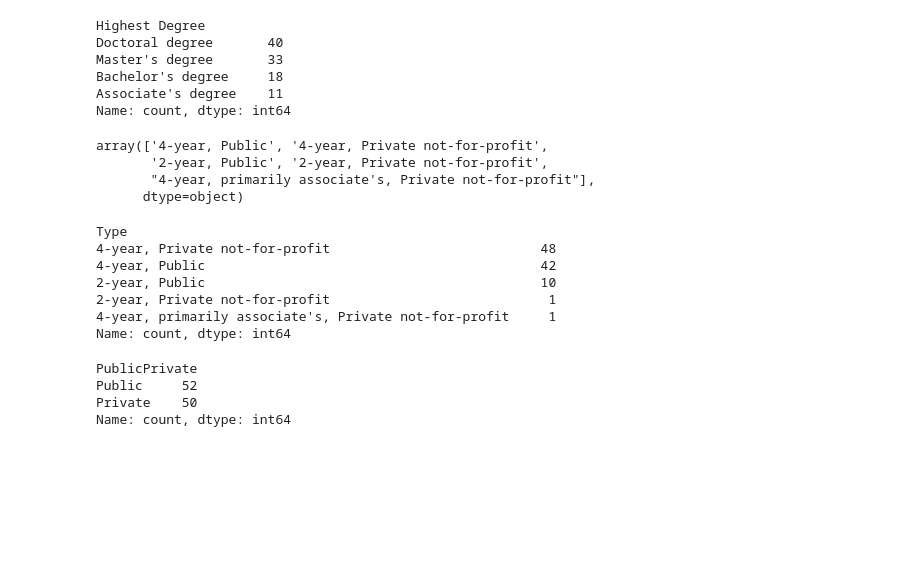
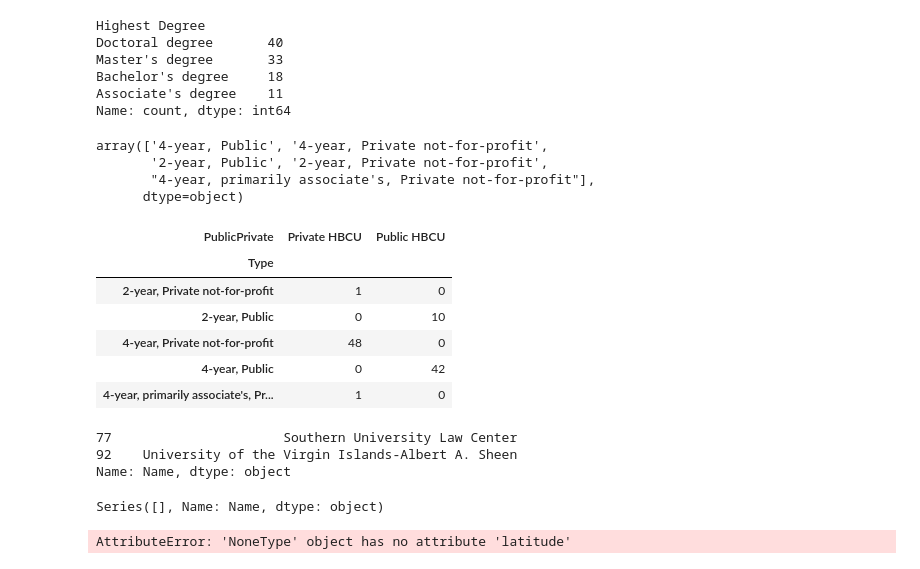
Before and after one commit to e-harrell/hbcu, a Jupyter notebook: notebook.ipynb, the cells around one changed output. Cells and saved outputs as stored; diff of their text form; code cells hidden in the pictures; blank space fills up the shorter version.

Commit message:
added code for colors in figures and tried geocoding

```diff
--- a/notebook.ipynb
+++ b/notebook.ipynb
@@ -105,7 +104,6 @@ df['Bachelor'] = df['Awards offered'].str.contains('Bachelor')
 df['Associate'] = df['Awards offered'].str.contains('Associate')
 # %%
 #create highest degree column
-df['Highest Degree'] = 'Unknown'
 df.loc[df['Associate'] == True, 'Highest Degree'] = 'Associate\'s degree'
 df.loc[df['Bachelor'] == True, 'Highest Degree'] = 'Bachelor\'s degree'
 df.loc[df['Master'] == True, 'Highest Degree'] = 'Master\'s degree'
@@ -128,33 +126,28 @@ fig.show()
 # %%
 #chart for student population
 #create private/public variable
 #get unique values for Type column
 df['Type'].unique()
 #create mapping from Type variable to Public/Private variable
-type_mapping = {'4-year, Public':'Public',
-                '2-year, Public': 'Public',
-                '4-year, Private not-for-profit':'Private',
-                '2-year, Private not-for-profit':'Private',
-                "4-year, primarily associate's, Private not-for-profit": 'Private'}
+type_mapping = {'4-year, Public':'Public HBCU',
+                '2-year, Public': 'Public HBCU',
+                '4-year, Private not-for-profit':'Private HBCU',
+                '2-year, Private not-for-profit':'Private HBCU',
+                "4-year, primarily associate's, Private not-for-profit": 'Private HBCU'}
 #recode Type column into Public/Private column
 df = df.assign(PublicPrivate=df.Type.map(type_mapping))
-#values for Type ad Public/Private columns
-df['Type'].value_counts()
-df['PublicPrivate'].value_counts()
+#crosstab to see if recode went correctly
+pd.crosstab(index= df['Type'], columns=df['PublicPrivate'])
 # %% [output]
 array(['4-year, Public', '4-year, Private not-for-profit',
        '2-year, Public', '2-year, Private not-for-profit',
        "4-year, primarily associate's, Private not-for-profit"],
       dtype=object)
-Type
-4-year, Private not-for-profit                           48
-4-year, Public                                           42
-2-year, Public                                           10
-2-year, Private not-for-profit                            1
-4-year, primarily associate's, Private not-for-profit     1
-Name: count, dtype: int64
-PublicPrivate
-Public     52
-Private    50
-Name: count, dtype: int64
+| PublicPrivate | Private HBCU | Public HBCU |
+| Type |  |  |
+| 2-year, Private not-for-profit | 1 | 0 |
+| 2-year, Public | 0 | 10 |
+| 4-year, Private not-for-profit | 48 | 0 |
+| 4-year, Public | 0 | 42 |
+| 4-year, primarily associate's, Pr... | 1 | 0 |
 # %%
@@ -166,12 +161,13 @@ fig.show()
 # %%
 #student population
 #look for schools with missing data on student population
-#df['Name'][df['Student population'].isna()]
+df['Name'][df['Student population'].isna()]
 #fill in  missing information
-#df.loc[df['Name']=='Southern University Law Center', 'Student population']=843
-#df.loc[df['Name']=='University of the Virgin Islands-Albert A. Sheen', 'Student population']=2138
-fig = px.scatter(df,x=df['Student population'],
-                 size=df['Student population'],
-                 hover_name=df['Name'], color=df['PublicPrivate'],
-                 title='Student population of HBCUs')
-fig.show()
+df.loc[df['Name']=='Southern University Law Center', 'Student population']=843
+df.loc[df['Name']=='University of the Virgin Islands-Albert A. Sheen', 'Student population']=2138
+df['Name'][df['Student population'].isna()]
+# %% [output]
+77                      Southern University Law Center
+92    University of the Virgin Islands-Albert A. Sheen
+Name: Name, dtype: object
+Series([], Name: Name, dtype: object)
@@ -177,0 +182,18 @@ fig.show()
+# %%
+#geocode Address column
+#get longitude and latitude coordinates for school addresses
+from geopy.geocoders import Nominatim
+addresses = df["Address"].to_list()
+names = df['Name'].to_list()
+
+geo=Nominatim(user_agent="hbcu")
+Latitude=[]
+Longitude=[]
+for index,x in enumerate(names):
+    l1 = geo.geocode(x)
+    if l1 is None:
+        l1=geo.geocode(addresses[index])
+    Latitude.append(l1.latitude)
+    Longitude.append(l1.longitude)
+# %% [output]
+AttributeError: 'NoneType' object has no attribute 'latitude'
```
Also changed, not shown: parts of 5 cells of this notebook.
